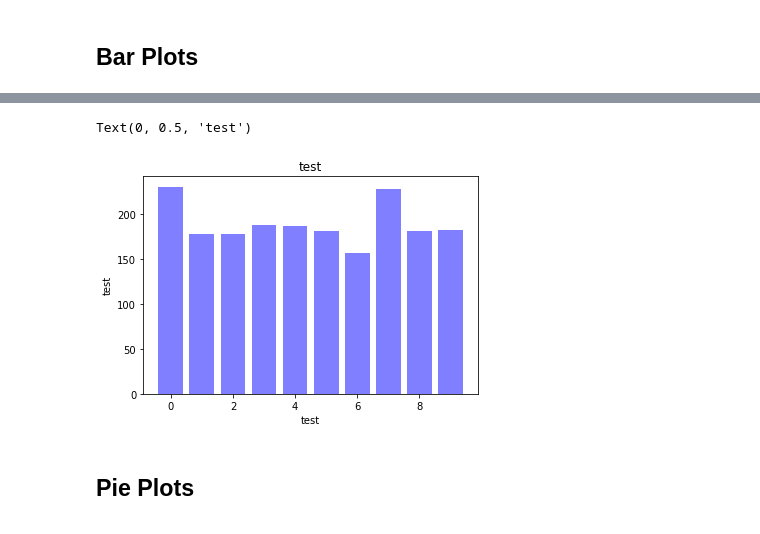
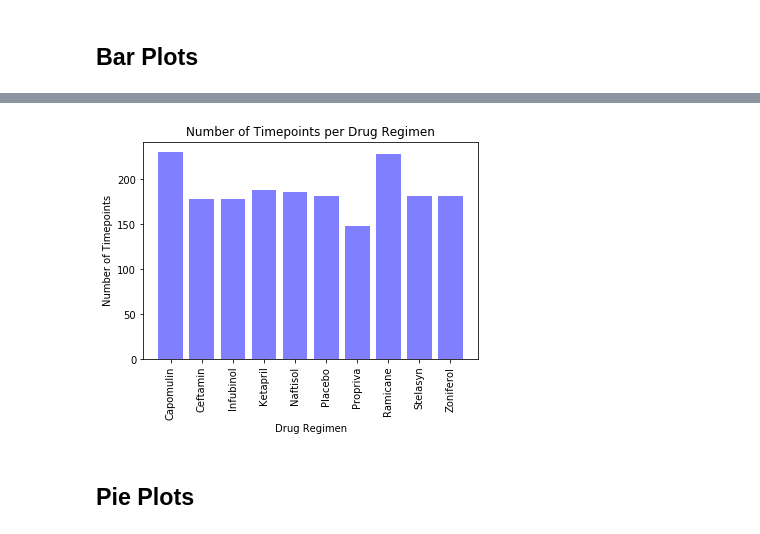
Before and after one commit to arrrlette/matplotlib-challenge, a Jupyter notebook: Pymaceuticals.ipynb, the cells around one changed output, grey strips where cells are left out. Cells and saved outputs as stored; diff of their text form; code cells hidden in the pictures.

```diff
--- a/Pymaceuticals.ipynb
+++ b/Pymaceuticals.ipynb
@@ -65,7 +66,12 @@ dupes_df
 | 917 | g989 | Propriva | Female | 21 | 26 | 20 | 54.657650 | ... |
 # %%
 # Create a clean DataFrame by dropping the duplicate mouse by its ID.
-clean_df = merged_df.drop_duplicates(subset =['Mouse ID' , 'Timepoint'])
+#clean_df = merged_df.drop_duplicates(subset =['Mouse ID' , 'Timepoint'])
+#clean_df
+
+#------------dropping all g989---------------#
+
+clean_df = merged_df[merged_df['Mouse ID'] != 'g989']
 clean_df
 # %% [output]
 |  | Mouse ID | Drug Regimen | Sex | Age_months | Weight (g) | Timepoint | Tumor Volume (mm3) | ... |
@@ -173,25 +181,32 @@ Text(0, 0.5, 'test')
 # %%
 # Generate a bar plot showing the number of mice per time point for each treatment throughout the course of the study using pyplot.
 
+#set label locations
 x_axis = np.arange(0,len(grouped_by_regimen['Drug Regimen']))
+#x_axis = np.arange(0,len(clean_df['Drug Regimen'].unique()))
+
+x_values = clean_df['Drug Regimen'].unique()
+sort_x_values = x_values.sort()
+
+#x_values = grouped_by_regimen['Drug Regimen'].unique()
 
 tick_locations = []
-for x in x_axis:
+
+for x in x_values:
     tick_locations.append(x)
 
-plt.bar(x_axis, mouse_count_by_regimen, facecolor="blue", alpha = .5, align = "center")
+plt.bar(count_regimen, mouse_count_by_regimen, facecolor="blue", alpha = .5, align = "center")
 
-plt.title("test")
-plt.xlabel("test")
-plt.ylabel("test")
+plt.title("Number of Timepoints per Drug Regimen")
+plt.xlabel("Drug Regimen")
+plt.ylabel("Number of Timepoints")
 
-#grouped_by_regimen(['Drug Regimen']) #need to somehow get regimens to show up as tickmarks
-#plt.xticks(tick_locations, grouped_by_regimen['Drug Regimen'])
 
-#plt.show()
+plt.xticks(x_axis,tick_locations, rotation = 90)
+
+plt.show()
 # %% [output]
-Text(0, 0.5, 'test')
-[figure, old version]
+[figure, new version]
 # %% [markdown]
 ## Pie Plots
 # %%
```
Also changed, not shown: parts of 16 cells of this notebook.
